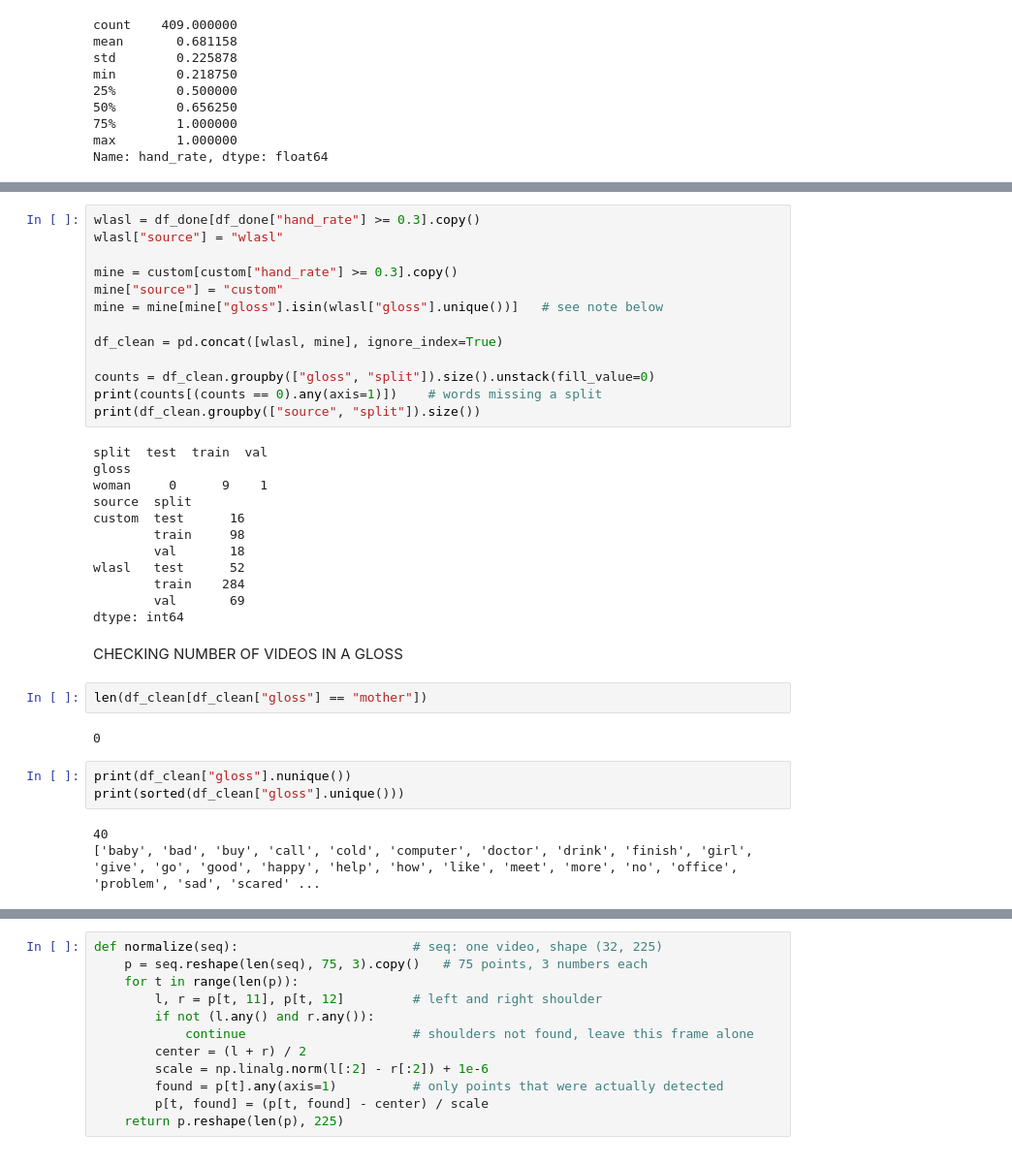
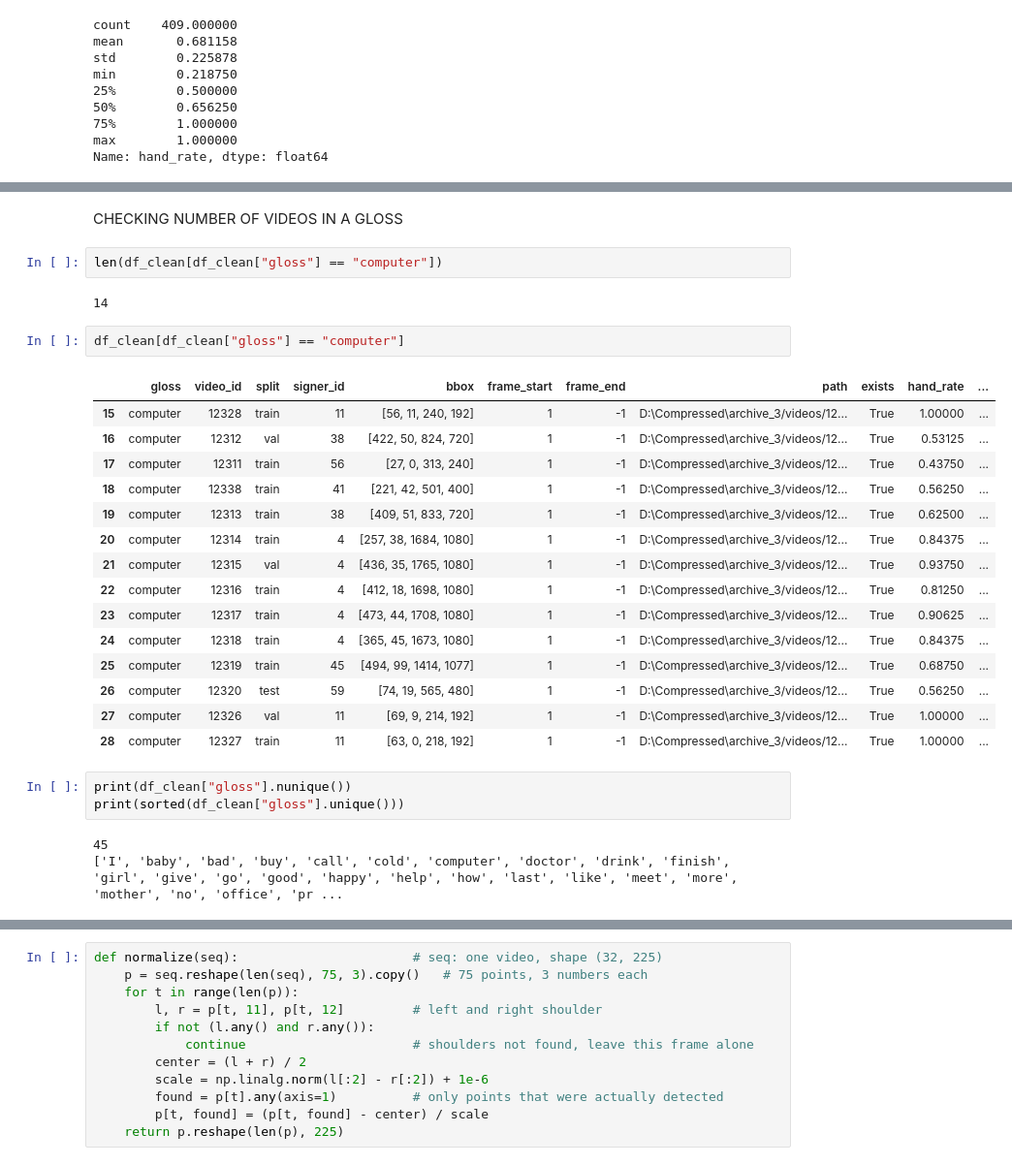
Before and after one commit to mahendroosurabhi/LLM-Driven-Sign-Language-Recognition-and-RAG-Enhanced-Gesture-to-Dialogue-System, a Jupyter notebook: table.ipynb, the cells around one changed output, grey strips where cells are left out. Shown at 97% size. Cells and saved outputs as stored; diff of their text form.

```diff
--- a/table.ipynb
+++ b/table.ipynb
@@ -255,43 +255,36 @@ baby      1      6    1
 bad       1      7    2
 buy       1      6    2
 call      4     24    4
-# %%
-wlasl = df_done[df_done["hand_rate"] >= 0.3].copy()
-wlasl["source"] = "wlasl"
-
-mine = custom[custom["hand_rate"] >= 0.3].copy()
-mine["source"] = "custom"
-mine = mine[mine["gloss"].isin(wlasl["gloss"].unique())]   # see note below
-
-df_clean = pd.concat([wlasl, mine], ignore_index=True)
-
-counts = df_clean.groupby(["gloss", "split"]).size().unstack(fill_value=0)
-print(counts[(counts == 0).any(axis=1)])    # words missing a split
-print(df_clean.groupby(["source", "split"]).size())
-# %% [output]
-split  test  train  val
-gloss
-woman     0      9    1
-source  split
-custom  test      16
-        train     98
-        val       18
-wlasl   test      52
-        train    284
-        val       69
-dtype: int64
 # %% [markdown]
 CHECKING NUMBER OF VIDEOS IN A GLOSS
 # %%
-len(df_clean[df_clean["gloss"] == "mother"])
+len(df_clean[df_clean["gloss"] == "computer"])
 # %% [output]
-0
+14
+# %%
+df_clean[df_clean["gloss"] == "computer"]
+# %% [output]
+|  | gloss | video_id | split | signer_id | bbox | frame_start | frame_end | path | exists | hand_rate | ... |
+| 15 | computer | 12328 | train | 11 | [56, 11, 240, 192] | 1 | -1 | D:\Compressed\archive_3/videos/12... | True | 1.00000 | ... |
+| 16 | computer | 12312 | val | 38 | [422, 50, 824, 720] | 1 | -1 | D:\Compressed\archive_3/videos/12... | True | 0.53125 | ... |
+| 17 | computer | 12311 | train | 56 | [27, 0, 313, 240] | 1 | -1 | D:\Compressed\archive_3/videos/12... | True | 0.43750 | ... |
+| 18 | computer | 12338 | train | 41 | [221, 42, 501, 400] | 1 | -1 | D:\Compressed\archive_3/videos/12... | True | 0.56250 | ... |
+| 19 | computer | 12313 | train | 38 | [409, 51, 833, 720] | 1 | -1 | D:\Compressed\archive_3/videos/12... | True | 0.62500 | ... |
+| 20 | computer | 12314 | train | 4 | [257, 38, 1684, 1080] | 1 | -1 | D:\Compressed\archive_3/videos/12... | True | 0.84375 | ... |
+| 21 | computer | 12315 | val | 4 | [436, 35, 1765, 1080] | 1 | -1 | D:\Compressed\archive_3/videos/12... | True | 0.93750 | ... |
+| 22 | computer | 12316 | train | 4 | [412, 18, 1698, 1080] | 1 | -1 | D:\Compressed\archive_3/videos/12... | True | 0.81250 | ... |
+| 23 | computer | 12317 | train | 4 | [473, 44, 1708, 1080] | 1 | -1 | D:\Compressed\archive_3/videos/12... | True | 0.90625 | ... |
+| 24 | computer | 12318 | train | 4 | [365, 45, 1673, 1080] | 1 | -1 | D:\Compressed\archive_3/videos/12... | True | 0.84375 | ... |
+| 25 | computer | 12319 | train | 45 | [494, 99, 1414, 1077] | 1 | -1 | D:\Compressed\archive_3/videos/12... | True | 0.68750 | ... |
+| 26 | computer | 12320 | test | 59 | [74, 19, 565, 480] | 1 | -1 | D:\Compressed\archive_3/videos/12... | True | 0.56250 | ... |
+| 27 | computer | 12326 | val | 11 | [69, 9, 214, 192] | 1 | -1 | D:\Compressed\archive_3/videos/12... | True | 1.00000 | ... |
+| 28 | computer | 12327 | train | 11 | [63, 0, 218, 192] | 1 | -1 | D:\Compressed\archive_3/videos/12... | True | 1.00000 | ... |
 # %%
 print(df_clean["gloss"].nunique())
 print(sorted(df_clean["gloss"].unique()))
 # %% [output]
-40
-['baby', 'bad', 'buy', 'call', 'cold', 'computer', 'doctor', 'drink', 'finish', 'girl', 'give', 'go', 'good', 'happy', 'help', 'how', 'like', 'meet', 'more', 'no', 'office', 'problem', 'sad', 'scared' ...
+45
+['I', 'baby', 'bad', 'buy', 'call', 'cold', 'computer', 'doctor', 'drink', 'finish', 'girl', 'give', 'go', 'good', 'happy', 'help', 'how', 'last', 'like', 'meet', 'more', 'mother', 'no', 'office', 'pr ...
 # %%
 df_clean = df_clean[df_clean["gloss"] != "woman"].reset_index(drop=True)
 
```
Also changed, not shown: parts of 13 cells of this notebook, 6 other files.
